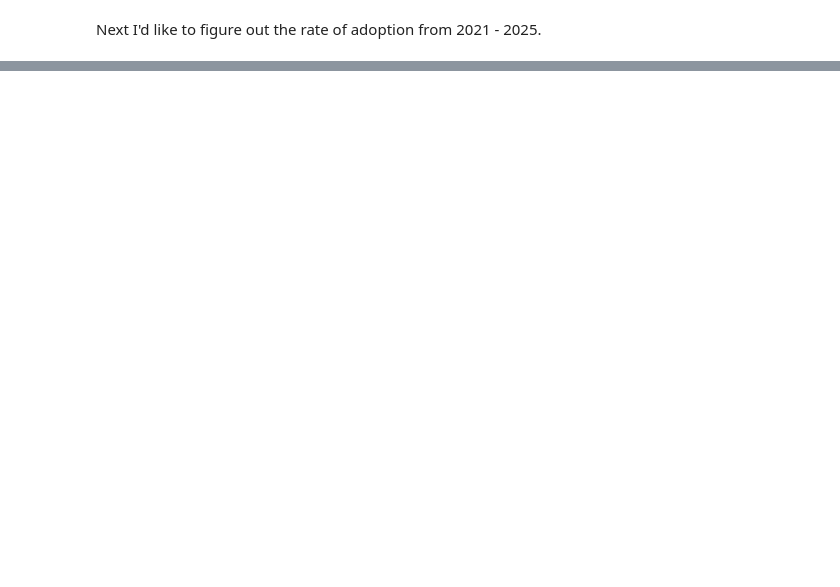
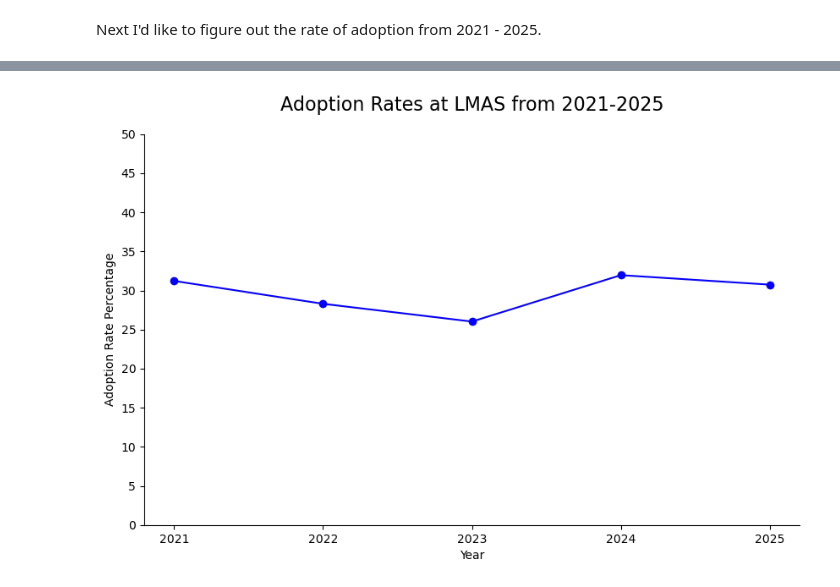
Before and after one commit to CosmicIdes/LMAS_intake_analysis, a Jupyter notebook: main.ipynb, the cells around one changed output, grey strips where cells are left out. Cells and saved outputs as stored; diff of their text form; code cells hidden in the pictures; blank space fills up the shorter version.

Commit message:
Adoption rates added.

```diff
--- a/main.ipynb
+++ b/main.ipynb
@@ -688,0 +709,8 @@ np.int64(3666)
+# %%
+def adoption_rate(year):
+    total_count = df.groupby(df['out_date'].dt.year)['out_type'].value_counts()
+    total_by_year = total_count.loc[year]
+    total_count_by_year = total_by_year.sum()
+    return adoption_out_type_by_year(year) / total_count_by_year * 100
+
+adoption_rate(2024)
@@ -688,0 +719,12 @@ np.int64(3666)
+# %%
+def get_adoption_rates(start, end):
+    dict_of_adoption_rates = {}
+    for year in range(start, end + 1):
+            rate = adoption_rate(year)
+            dict_of_adoption_rates[int(year)] = rate
+    return dict_of_adoption_rates
+
+adoption_rates_2021_2025 = get_adoption_rates(2021, 2025)
+
+df_adoption_rates = pd.DataFrame.from_dict(adoption_rates_2021_2025, orient='index')
+df_adoption_rates
@@ -688,0 +738,23 @@ np.int64(3666)
+# %%
+plt.figure(figsize=(10,6))
+
+plt.plot(df_adoption_rates.index, df_adoption_rates.values, color="#0400ff", marker='o')
+
+
+plt.xlabel("Year")
+plt.ylabel("Adoption Rate Percentage")
+plt.title("Adoption Rates at LMAS from 2021-2025", fontsize=16, pad=20)
+
+
+ax = plt.gca()
+ax.spines["top"].set_visible(False)
+ax.spines["right"].set_visible(False)
+ax.xaxis.set_major_locator(ticker.MultipleLocator(base=1.0))
+ax.yaxis.set_major_locator(ticker.MultipleLocator(base=5.0))
+
+
+plt.ylim(0, 50)
+
+plt.show()
+# %% [output]
+[figure, added]
```
Also changed, not shown: parts of 19 cells of this notebook.
